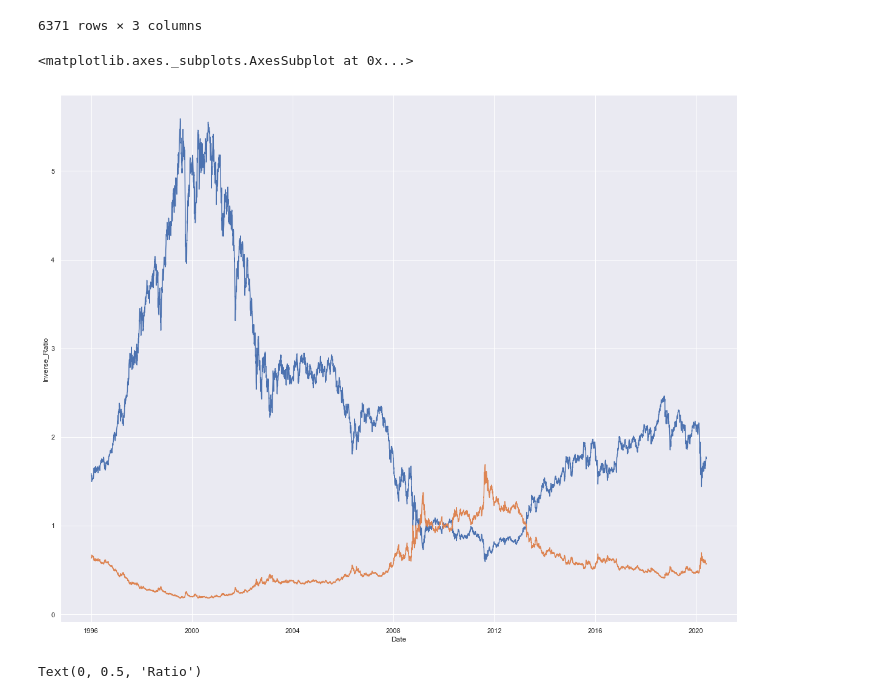
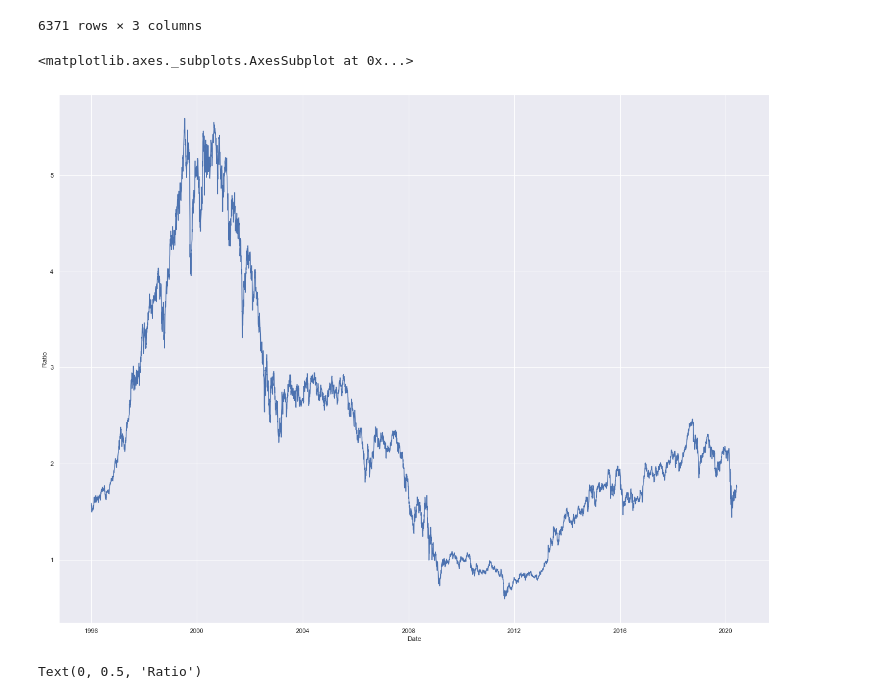
Before and after one commit to vikranttkumar/QuantitativeEasingEffects_Equities, a Jupyter notebook: Quantitative Easing Across Asset Classes.ipynb, the cells around one changed output. Drawn from its saved outputs; the diff is of its cells as text; code cells hidden in the pictures.

Commit message:
Image Tweaks

```diff
--- a/Quantitative Easing Across Asset Classes.ipynb
+++ b/Quantitative Easing Across Asset Classes.ipynb
@@ -124,16 +133,18 @@ XLU_price['Dividends'].fillna(0,inplace=True)
 # %% [markdown]
 #### Get the true price of stock by adding back dividends
 # %%
-SPY_price['Actual_Price'] = SPY_price['Adj Close'] + SPY_price['Dividends']
-SPY_daily['Actual_Price'] = SPY_daily['Adj Close']
-VPU_price['Actual_Price'] = VPU_price['Adj Close'] + VPU_price['Dividends']
-VTV_price['Actual_Price'] = VTV_price['Adj Close'] + VTV_price['Dividends']
-VUG_price['Actual_Price'] = VUG_price['Adj Close'] + VUG_price['Dividends']
-BRK_price['Actual_Price'] = BRK_price['Adj Close']
-SPYG_price['Actual_Price'] = SPYG_price['Adj Close'] + SPYG_price['Dividends']
-SPYV_price['Actual_Price'] = SPYV_price['Adj Close'] + SPYV_price['Dividends']
-XLU_price['Actual_Price'] = XLU_price['Adj Close'] + XLU_price['Dividends']
-QQQ_price['Actual_Price'] = QQQ_price['Adj Close']
+SPY_price['Actual_Price'] = SPY_price['Close'] #+ SPY_price['Dividends']
+SPY_daily['Actual_Price'] = SPY_daily['Close']
+VPU_price['Actual_Price'] = VPU_price['Close'] #+ VPU_price['Dividends']
+VTV_price['Actual_Price'] = VTV_price['Close'] #+ VTV_price['Dividends']
+VUG_price['Actual_Price'] = VUG_price['Close'] #+ VUG_price['Dividends']
+BRK_price['Actual_Price'] = BRK_price['Close']
+SPYG_price['Actual_Price'] = SPYG_price['Close']# + SPYG_price['Dividends']
+SPYV_price['Actual_Price'] = SPYV_price['Close'] #+ SPYV_price['Dividends']
+XLU_price['Actual_Price'] = XLU_price['Close'] #+ XLU_price['Dividends']
+QQQ_price['Actual_Price'] = QQQ_price['Close']
+SPXT_price['Actual_Price'] = SPXT_price['Close']# + SPXT_price['Dividends']
+XLK_price['Actual_Price'] = XLK_price['Close']
 SPY_price.head()
 # %% [output]
 |  | Date_x | Open | High | Low | Close | Adj Close | Volume | Month | Year | Date_y | Dividends | ... |
@@ -342,19 +353,19 @@ def merge_loc_ret(StartDate, EndDate, df_left, df_right):
 # %%
 #Gold_vs_SPY = Gold_hist.merge(SPY_hist, left_on='Date',right_on='Date')
 # Gold_hist_1996 = Gold_hist.loc[(Gold_hist['Date'] >= pd.to_datetime('1996-01-01'))&(Gold_hist['Date'] <= pd.to_datetime('2020-06-01'))]
 # SPY_price_1996 = SPY_daily.loc[(SPY_daily['Date'] >= pd.to_datetime('1996-01-01'))&(SPY_daily['Date'] <= pd.to_datetime('2020-06-01'))]
 
 # Gold_vs_SPY = SPY_price_1996.merge(Gold_hist_1996, left_on='Date', right_on='Date', how='left')
 Gold_vs_SPY = merge_loc_ret('1996-01-01','2020-06-15',SPY_daily,Gold_hist)
 Gold_vs_SPY['Ratio'] = Gold_vs_SPY['Actual_Price_x']/Gold_vs_SPY['Actual_Price_y']
 Gold_vs_SPY['Inverse_Ratio'] = Gold_vs_SPY['Actual_Price_y']/Gold_vs_SPY['Actual_Price_x']
 
 sns.set(rc={'figure.figsize':(20,16)})
 sns.lineplot(x='Date',y='Ratio',data=Gold_vs_SPY)
-sns.lineplot(x='Date',y='Inverse_Ratio',data=Gold_vs_SPY)
+# sns.lineplot(x='Date',y='Inverse_Ratio',data=Gold_vs_SPY)
 # %% [output]
 <matplotlib.axes._subplots.AxesSubplot at 0x...>
-[figure, old version]
+[figure, new version]
 # %%
 Gold_vs_SPY['SMA_Gold_SPY_200Day'] = Gold_vs_SPY['Inverse_Ratio'].rolling(window=200).mean()
 Gold_vs_SPY['SMA_Gold_SPY_50Month'] = Gold_vs_SPY['Inverse_Ratio'].rolling(window=1521).mean()
```
Also changed, not shown: parts of 25 cells of this notebook.
